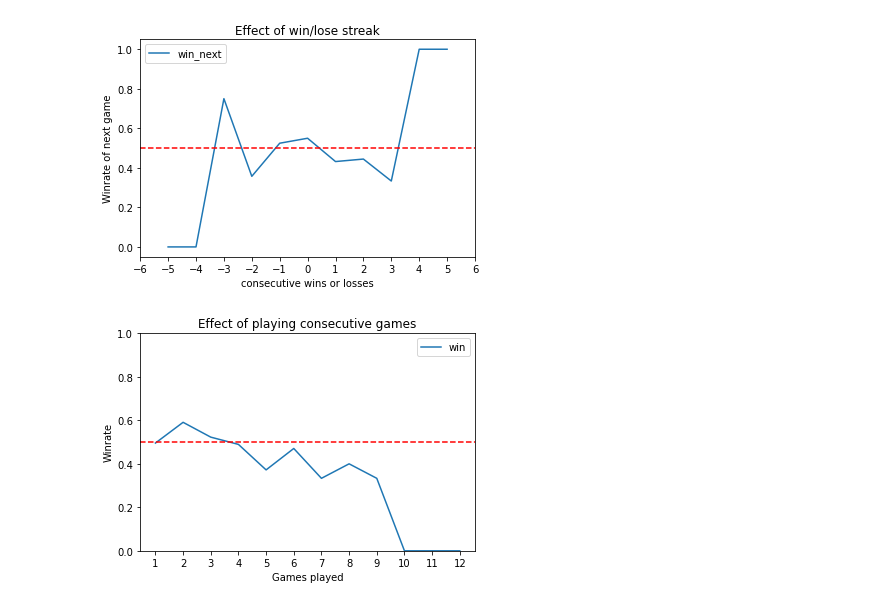
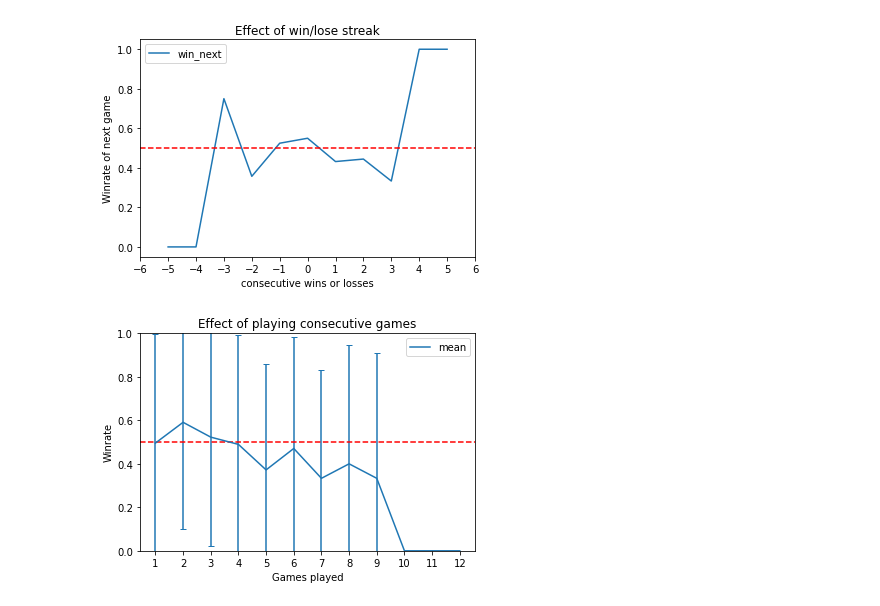
Before and after one commit to ryandamen/tilt, a Jupyter notebook: src/tilt.ipynb, the cells around one changed output. Saved outputs shown, nothing was run; the diff lists cells and outputs as text; code cells hidden in the pictures.

```diff
--- a/src/tilt.ipynb
+++ b/src/tilt.ipynb
@@ -593,27 +606,31 @@ plt.show()
 # %% [output]
 [figure]
 # %%
+# TODO: apply this method of error bars and graphs to all others if required
 # Win rates based on played games in a streak
 # Calculate the average win rate of each players first second third etc. game
 sumo_info["game_nr"] = sumo_info.groupby("streak_id")["puuid"].rank(method="first", ascending=True)
-df_win_game =  sumo_info.groupby(["game_nr"])["win"].mean().reset_index()
+df_win_game = sumo_info.groupby(["game_nr"])["win"].agg([np.mean, np.std]).reset_index()
 
 # Plot the graph
 # Change the X ticks
 max_num = df_win_game["game_nr"].max()
 x_ticks = np.arange(1, max_num + 1, 1)
 # Plot
 ax = df_win_game.plot(x="game_nr",
-                      y="win",
+                      y="mean",
                       kind="line",
                       title="Effect of playing consecutive games",
                       legend=True,
                       xticks=x_ticks,
                       ylim=[0, 1],
                       xlabel="Games played",
-                      ylabel="Winrate")
+                      ylabel="Winrate",
+                      yerr="std",
+                      capsize=3)
+
 # Add horizontal line at the 50% winrate
 plt.axhline(y=0.5, linestyle="dashed", color="r")
 plt.show()
 # %% [output]
-[figure, old version]
+[figure, new version]
```
Also changed, not shown: parts of 10 cells of this notebook.
